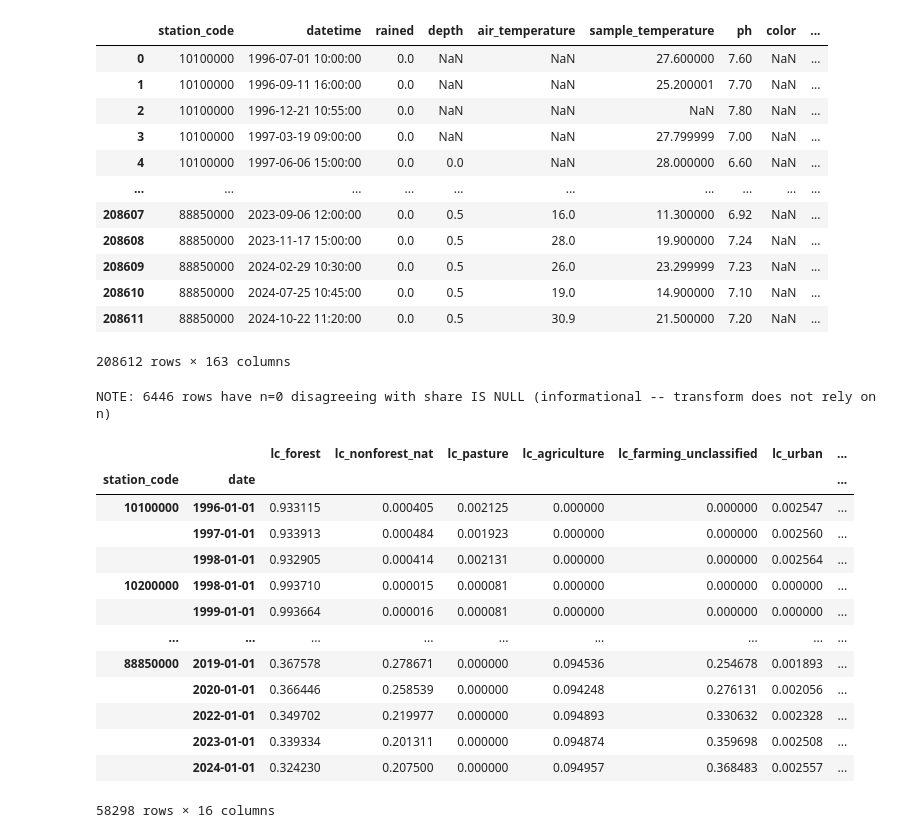
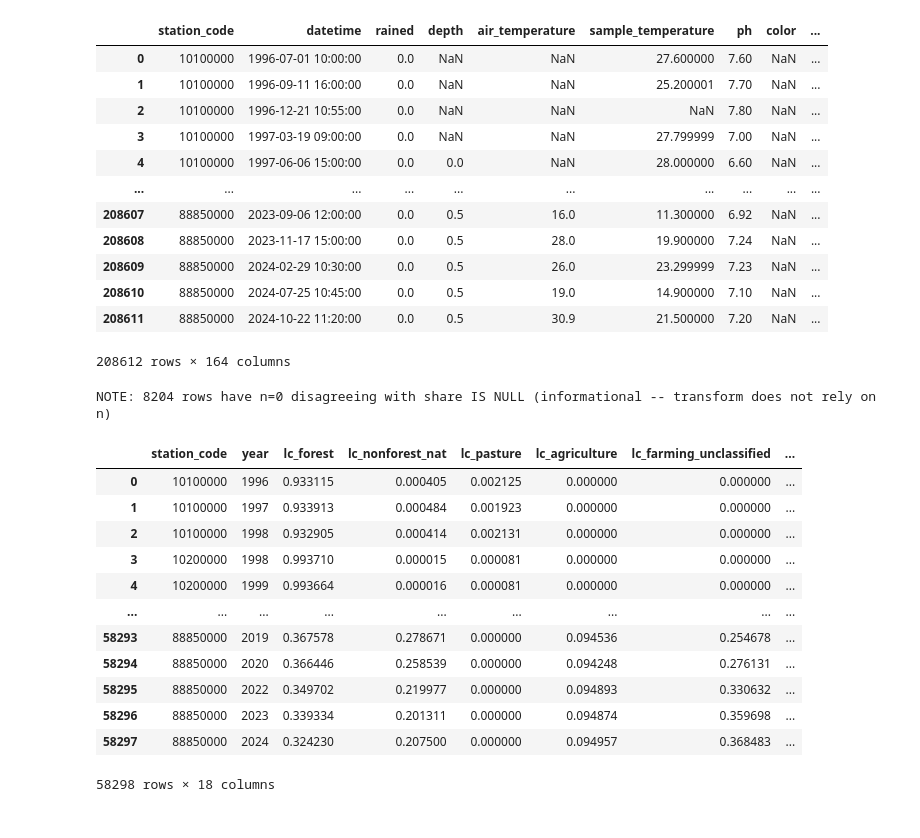
Before and after one commit to felixschulz385/river-pollution-brazil, a Jupyter notebook: src/analysis/notebooks/pollution.ipynb, the cells around one changed output. Cells and saved outputs as stored; diff of their text form; code cells hidden in the pictures.

Commit message:
econ: Update notebooks with land cover data fixes and pollution analysis

```diff
--- a/src/analysis/notebooks/pollution.ipynb
+++ b/src/analysis/notebooks/pollution.ipynb
@@ -5,6 +5,7 @@ import duckdb
 import pyfixest as pf
 # %%
 sensor_data = pd.read_parquet("/scicore/home/meiera/schulz0022/projects/river-pollution-brazil/data/sensor_data/water_quality_assembled.parquet").reset_index()
+sensor_data["year"] = sensor_data.datetime.dt.year
 sensor_data
 # %% [output]
 |  | station_code | datetime | rained | depth | air_temperature | sample_temperature | ph | color | ... |
@@ -19,7 +20,7 @@ sensor_data
 | 208609 | 88850000 | 2024-02-29 10:30:00 | 0.0 | 0.5 | 26.0 | 23.299999 | 7.23 | NaN | ... |
 | 208610 | 88850000 | 2024-07-25 10:45:00 | 0.0 | 0.5 | 19.0 | 14.900000 | 7.10 | NaN | ... |
 | 208611 | 88850000 | 2024-10-22 11:20:00 | 0.0 | 0.5 | 30.9 | 21.500000 | 7.20 | NaN | ... |
-208612 rows × 163 columns
+208612 rows × 164 columns
 # %%
 import duckdb
 import numpy as np
@@ -93,16 +94,16 @@ def transform(con: duckdb.DuckDBPyConnection) -> duckdb.DuckDBPyRelation:
         WITH bucket_pivot AS (
             SELECT
                 station_code, year, bucket,
-                MAX(share) FILTER (WHERE land_cover_class = 'c1')  AS forest,
-                MAX(share) FILTER (WHERE land_cover_class = 'c2')  AS nonforest_nat,
-                MAX(share) FILTER (WHERE land_cover_class = 'c3')  AS c3,
-                MAX(share) FILTER (WHERE land_cover_class = 'c30') AS pasture,
-                MAX(share) FILTER (WHERE land_cover_class = 'c31') AS agriculture,
-                MAX(share) FILTER (WHERE land_cover_class = 'c4')  AS c4,
-                MAX(share) FILTER (WHERE land_cover_class = 'c40') AS urban,
-                MAX(share) FILTER (WHERE land_cover_class = 'c41') AS mining,
-                MAX(share) FILTER (WHERE land_cover_class = 'c42') AS other_raw,
-                MAX(share) FILTER (WHERE land_cover_class = 'c5')  AS water
+                MAX(share) FILTER (WHERE land_cover_class = 1)  AS forest,
+                MAX(share) FILTER (WHERE land_cover_class = 2)  AS nonforest_nat,
+                MAX(share) FILTER (WHERE land_cover_class = 3)  AS c3,
+                MAX(share) FILTER (WHERE land_cover_class = 30) AS pasture,
+                MAX(share) FILTER (WHERE land_cover_class = 31) AS agriculture,
+                MAX(share) FILTER (WHERE land_cover_class = 4)  AS c4,
+                MAX(share) FILTER (WHERE land_cover_class = 40) AS urban,
+                MAX(share) FILTER (WHERE land_cover_class = 41) AS mining,
+                MAX(share) FILTER (WHERE land_cover_class = 42) AS other_raw,
+                MAX(share) FILTER (WHERE land_cover_class = 5)  AS water
             FROM lc_long
             GROUP BY 1, 2, 3
         ),
@@ -164,48 +165,44 @@ def transform(con: duckdb.DuckDBPyConnection) -> duckdb.DuckDBPyRelation:
             WHERE lr.share_renorm IS NOT NULL
             GROUP BY 1, 2, 3
         ),
         wide AS (
             SELECT station_code, year,
                 {wide_cols_sql}
             FROM weighted_class GROUP BY station_code, year
         )
         SELECT station_code, year,
                {select_lc_cols},
                (lc_forest + lc_nonforest_nat) AS lc_nat,
                {alr_cols_sql}
         FROM wide
         ORDER BY station_code, year
     """)
 
 con = duckdb.connect()
 con.execute(f"CREATE OR REPLACE VIEW lc_long AS SELECT * FROM read_parquet('{LC_PATH}')")
 
 sanity_check_n_vs_share(con)
 build_bucket_map(con)
 
 land_cover = transform(con).df()
 
 # index on an actual datetime (Jan 1 of each land-cover year) rather than a
 # bare int year, so this lines up directly against date-indexed sensor data.
 # NB: sensor readings won't fall exactly on Jan 1 -- use pd.merge_asof
 # (by=station_code, direction="backward") to attach the right year to each reading.
-land_cover["date"] = pd.to_datetime(land_cover["year"], format="%Y")
-land_cover = land_cover.drop(columns="year").set_index(["station_code", "date"]).sort_index()
-
 land_cover
 # %% [output]
-NOTE: 6446 rows have n=0 disagreeing with share IS NULL (informational -- transform does not rely on n)
+NOTE: 8204 rows have n=0 disagreeing with share IS NULL (informational -- transform does not rely on n)
-|  |  | lc_forest | lc_nonforest_nat | lc_pasture | lc_agriculture | lc_farming_unclassified | lc_urban | ... |
-| station_code | date |  |  |  |  |  |  | ... |
-| 10100000 | 1996-01-01 | 0.933115 | 0.000405 | 0.002125 | 0.000000 | 0.000000 | 0.002547 | ... |
-|  | 1997-01-01 | 0.933913 | 0.000484 | 0.001923 | 0.000000 | 0.000000 | 0.002560 | ... |
-|  | 1998-01-01 | 0.932905 | 0.000414 | 0.002131 | 0.000000 | 0.000000 | 0.002564 | ... |
-| 10200000 | 1998-01-01 | 0.993710 | 0.000015 | 0.000081 | 0.000000 | 0.000000 | 0.000000 | ... |
-|  | 1999-01-01 | 0.993664 | 0.000016 | 0.000081 | 0.000000 | 0.000000 | 0.000000 | ... |
+|  | station_code | year | lc_forest | lc_nonforest_nat | lc_pasture | lc_agriculture | lc_farming_unclassified | ... |
+| 0 | 10100000 | 1996 | 0.933115 | 0.000405 | 0.002125 | 0.000000 | 0.000000 | ... |
+| 1 | 10100000 | 1997 | 0.933913 | 0.000484 | 0.001923 | 0.000000 | 0.000000 | ... |
+| 2 | 10100000 | 1998 | 0.932905 | 0.000414 | 0.002131 | 0.000000 | 0.000000 | ... |
+| 3 | 10200000 | 1998 | 0.993710 | 0.000015 | 0.000081 | 0.000000 | 0.000000 | ... |
+| 4 | 10200000 | 1999 | 0.993664 | 0.000016 | 0.000081 | 0.000000 | 0.000000 | ... |
 | ... | ... | ... | ... | ... | ... | ... | ... | ... |
-| 88850000 | 2019-01-01 | 0.367578 | 0.278671 | 0.000000 | 0.094536 | 0.254678 | 0.001893 | ... |
-|  | 2020-01-01 | 0.366446 | 0.258539 | 0.000000 | 0.094248 | 0.276131 | 0.002056 | ... |
-|  | 2022-01-01 | 0.349702 | 0.219977 | 0.000000 | 0.094893 | 0.330632 | 0.002328 | ... |
-|  | 2023-01-01 | 0.339334 | 0.201311 | 0.000000 | 0.094874 | 0.359698 | 0.002508 | ... |
-|  | 2024-01-01 | 0.324230 | 0.207500 | 0.000000 | 0.094957 | 0.368483 | 0.002557 | ... |
+| 58293 | 88850000 | 2019 | 0.367578 | 0.278671 | 0.000000 | 0.094536 | 0.254678 | ... |
+| 58294 | 88850000 | 2020 | 0.366446 | 0.258539 | 0.000000 | 0.094248 | 0.276131 | ... |
+| 58295 | 88850000 | 2022 | 0.349702 | 0.219977 | 0.000000 | 0.094893 | 0.330632 | ... |
+| 58296 | 88850000 | 2023 | 0.339334 | 0.201311 | 0.000000 | 0.094874 | 0.359698 | ... |
+| 58297 | 88850000 | 2024 | 0.324230 | 0.207500 | 0.000000 | 0.094957 | 0.368483 | ... |
-58298 rows × 16 columns
+58298 rows × 18 columns
```
Also changed, not shown: parts of 3 cells of this notebook.
